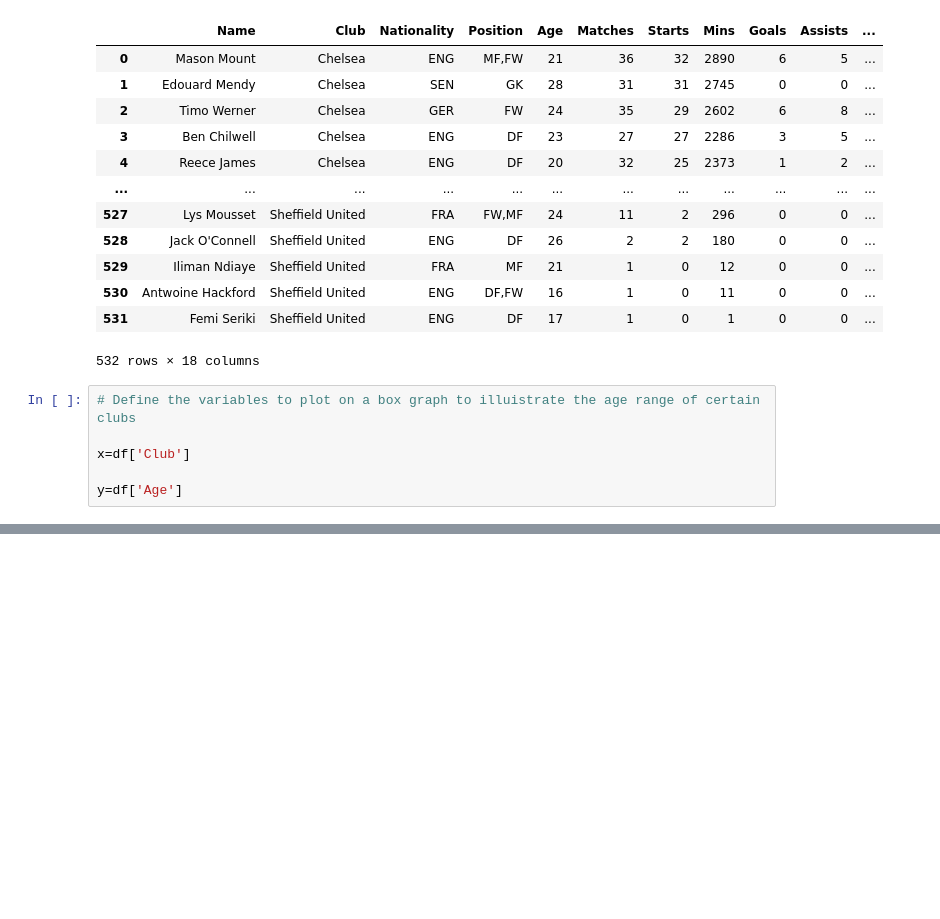
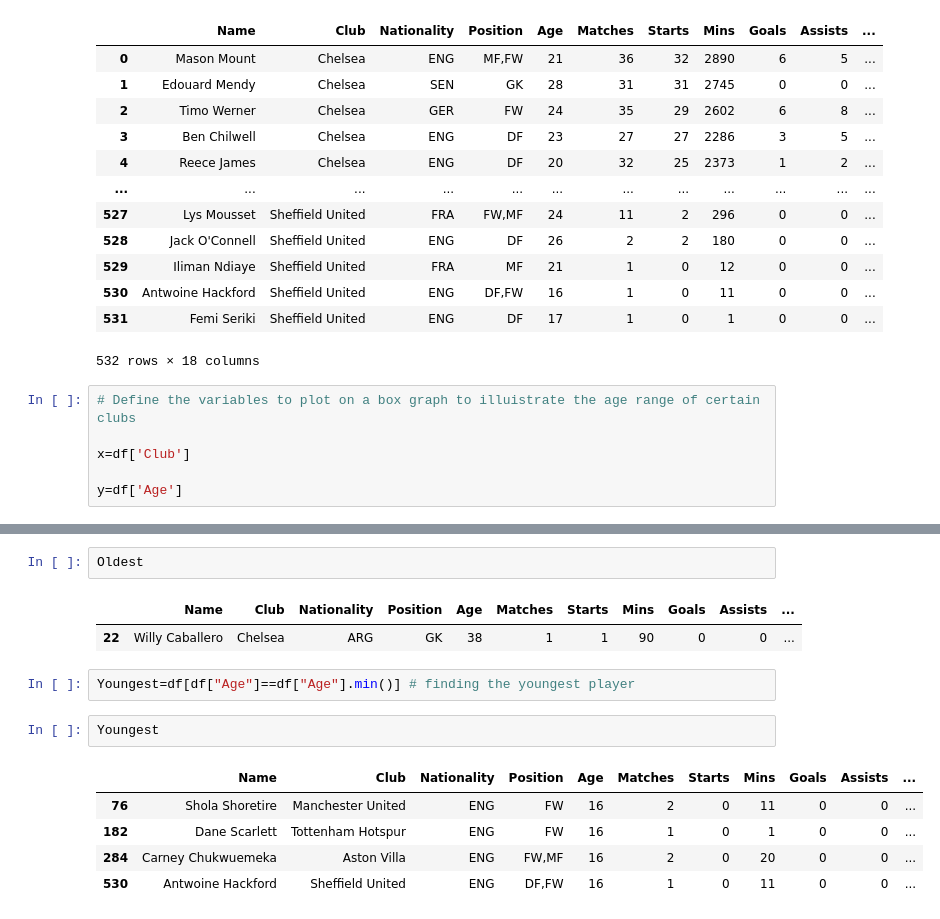
Before and after one commit to CiaranRoddy/UCDPA_CiaranRoddy1, a Jupyter notebook: Teams and Age EPL Project.ipynb, the cells around one changed output, grey strips where cells are left out. Cells and saved outputs as stored; diff of their text form; blank space fills up the shorter version.

```diff
--- a/Teams and Age EPL Project.ipynb
+++ b/Teams and Age EPL Project.ipynb
@@ -44,0 +47,15 @@ Text(0.5, 1.0, 'Plot of Age range for each Club')
+# %%
+Oldest
+# %% [output]
+|  | Name | Club | Nationality | Position | Age | Matches | Starts | Mins | Goals | Assists | ... |
+| 22 | Willy Caballero | Chelsea | ARG | GK | 38 | 1 | 1 | 90 | 0 | 0 | ... |
+# %%
+Youngest=df[df["Age"]==df["Age"].min()] # finding the youngest player
+# %%
+Youngest
+# %% [output]
+|  | Name | Club | Nationality | Position | Age | Matches | Starts | Mins | Goals | Assists | ... |
+| 76 | Shola Shoretire | Manchester United | ENG | FW | 16 | 2 | 0 | 11 | 0 | 0 | ... |
+| 182 | Dane Scarlett | Tottenham Hotspur | ENG | FW | 16 | 1 | 0 | 1 | 0 | 0 | ... |
+| 284 | Carney Chukwuemeka | Aston Villa | ENG | FW,MF | 16 | 2 | 0 | 20 | 0 | 0 | ... |
+| 530 | Antwoine Hackford | Sheffield United | ENG | DF,FW | 16 | 1 | 0 | 11 | 0 | 0 | ... |
```
Also changed, not shown: parts of 2 cells of this notebook.
